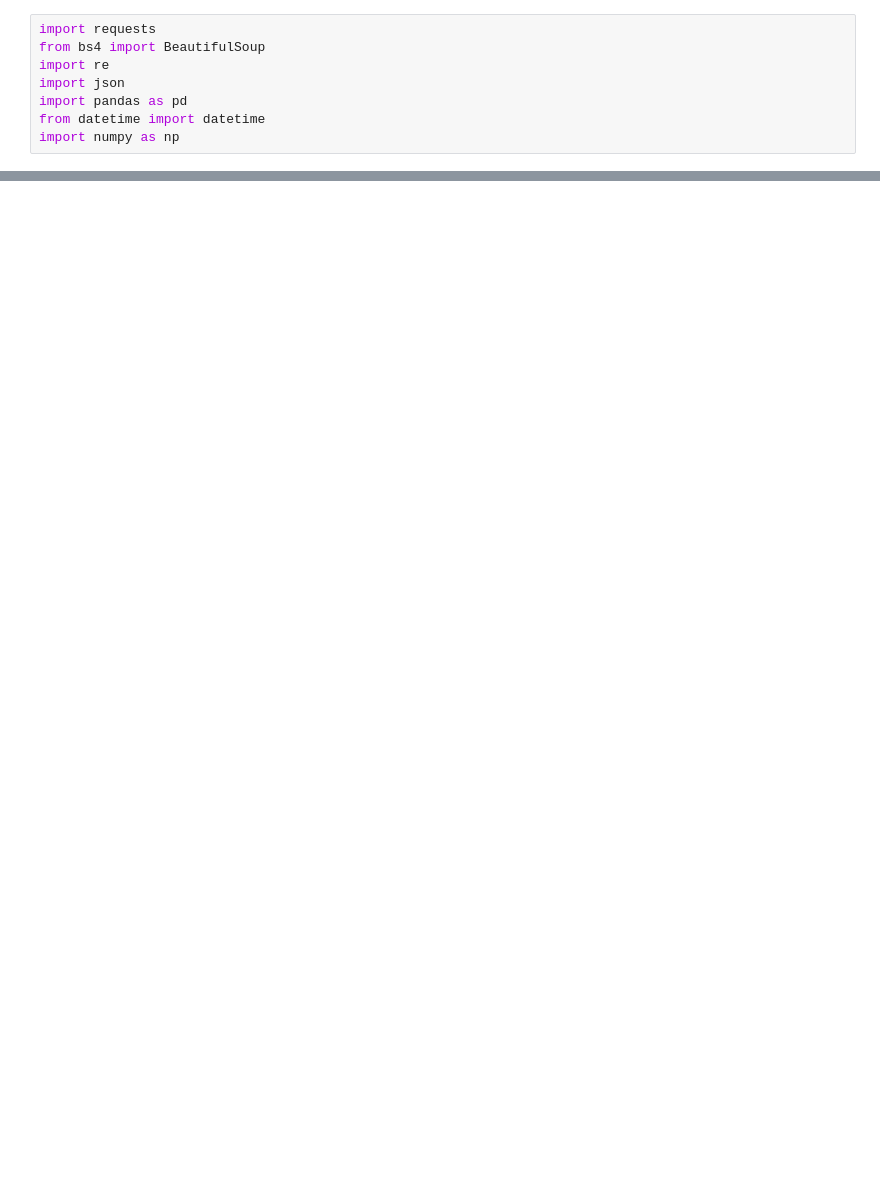
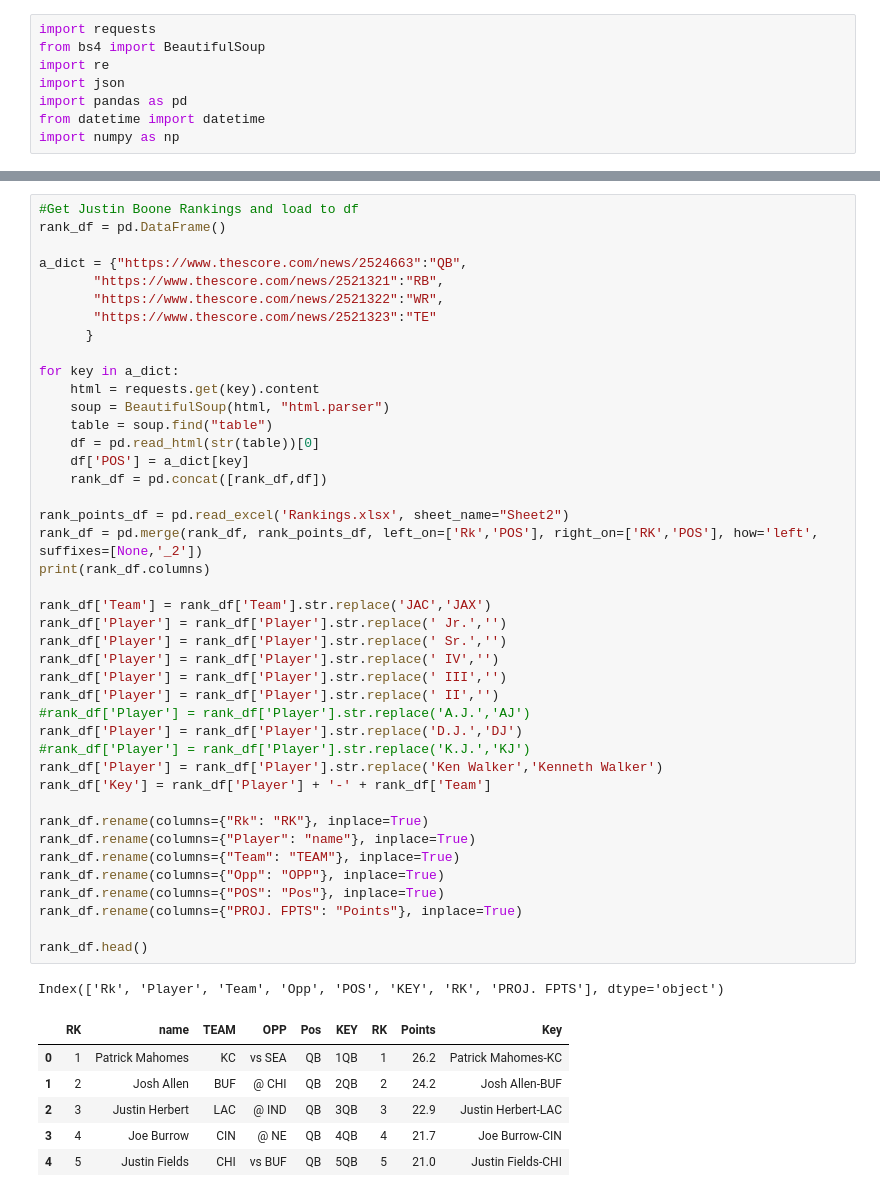
Before and after one commit to buenr/ff_lin_opt, a Jupyter notebook: FF Lin Opt.ipynb, the cells around one changed output, grey strips where cells are left out. Drawn from its saved outputs; the diff is of its cells as text; blank space fills up the shorter version.

```diff
--- a/FF Lin Opt.ipynb
+++ b/FF Lin Opt.ipynb
@@ -31 +98,51 @@ import numpy as np
+# %%
+#Get Justin Boone Rankings and load to df
+rank_df = pd.DataFrame()
+
+a_dict = {"https://www.thescore.com/news/2524663":"QB",
+       "https://www.thescore.com/news/2521321":"RB",
+       "https://www.thescore.com/news/2521322":"WR",
+       "https://www.thescore.com/news/2521323":"TE"
+      }
+
+for key in a_dict:
+    html = requests.get(key).content
+    soup = BeautifulSoup(html, "html.parser")
+    table = soup.find("table")
+    df = pd.read_html(str(table))[0]
+    df['POS'] = a_dict[key]
+    rank_df = pd.concat([rank_df,df])
+
+rank_points_df = pd.read_excel('Rankings.xlsx', sheet_name="Sheet2")
+rank_df = pd.merge(rank_df, rank_points_df, left_on=['Rk','POS'], right_on=['RK','POS'], how='left', suffixes=[None,'_2'])
+print(rank_df.columns)
+
+rank_df['Team'] = rank_df['Team'].str.replace('JAC','JAX')
+rank_df['Player'] = rank_df['Player'].str.replace(' Jr.','')
+rank_df['Player'] = rank_df['Player'].str.replace(' Sr.','')
+rank_df['Player'] = rank_df['Player'].str.replace(' IV','')
+rank_df['Player'] = rank_df['Player'].str.replace(' III','')
+rank_df['Player'] = rank_df['Player'].str.replace(' II','')
+#rank_df['Player'] = rank_df['Player'].str.replace('A.J.','AJ')
+rank_df['Player'] = rank_df['Player'].str.replace('D.J.','DJ')
+#rank_df['Player'] = rank_df['Player'].str.replace('K.J.','KJ')
+rank_df['Player'] = rank_df['Player'].str.replace('Ken Walker','Kenneth Walker')
+rank_df['Key'] = rank_df['Player'] + '-' + rank_df['Team']
+
+rank_df.rename(columns={"Rk": "RK"}, inplace=True)
+rank_df.rename(columns={"Player": "name"}, inplace=True)
+rank_df.rename(columns={"Team": "TEAM"}, inplace=True)
+rank_df.rename(columns={"Opp": "OPP"}, inplace=True)
+rank_df.rename(columns={"POS": "Pos"}, inplace=True)
+rank_df.rename(columns={"PROJ. FPTS": "Points"}, inplace=True)
+
+rank_df.head()
+# %% [output]
+Index(['Rk', 'Player', 'Team', 'Opp', 'POS', 'KEY', 'RK', 'PROJ. FPTS'], dtype='object')
+|  | RK | name | TEAM | OPP | Pos | KEY | RK | Points | Key |
+| 0 | 1 | Patrick Mahomes | KC | vs SEA | QB | 1QB | 1 | 26.2 | Patrick Mahomes-KC |
+| 1 | 2 | Josh Allen | BUF | @ CHI | QB | 2QB | 2 | 24.2 | Josh Allen-BUF |
+| 2 | 3 | Justin Herbert | LAC | @ IND | QB | 3QB | 3 | 22.9 | Justin Herbert-LAC |
+| 3 | 4 | Joe Burrow | CIN | @ NE | QB | 4QB | 4 | 21.7 | Joe Burrow-CIN |
+| 4 | 5 | Justin Fields | CHI | vs BUF | QB | 5QB | 5 | 21.0 | Justin Fields-CHI |
 # %%
```
Also changed, not shown: parts of 13 cells of this notebook.
